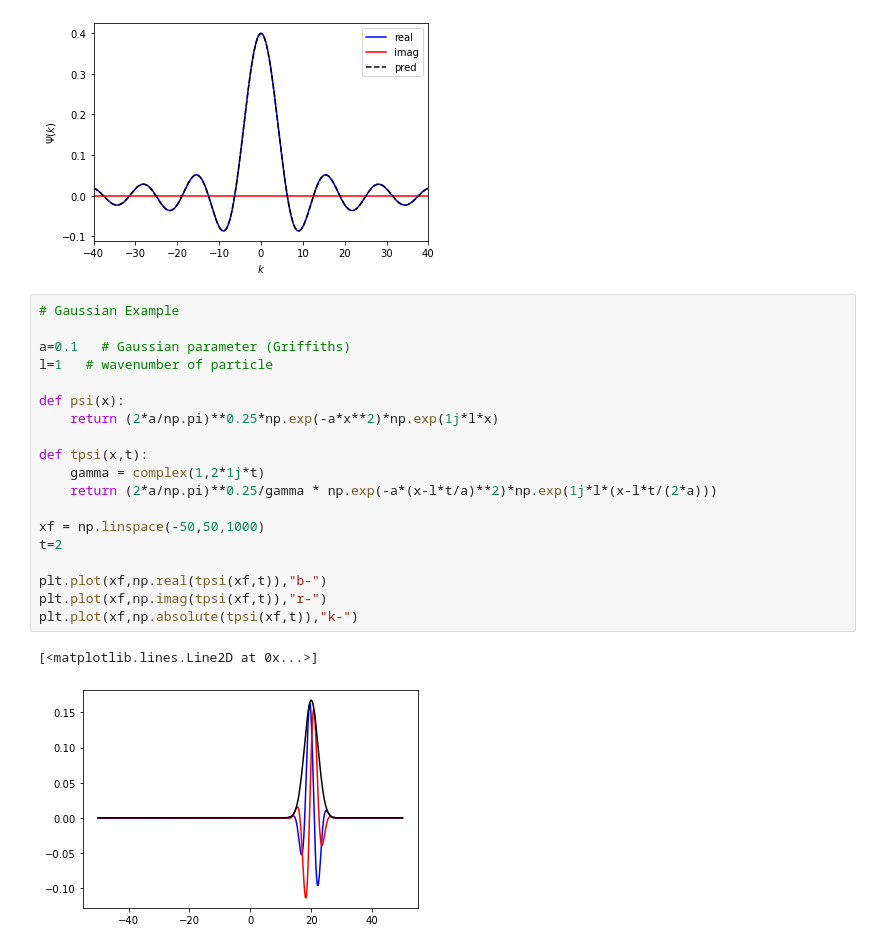
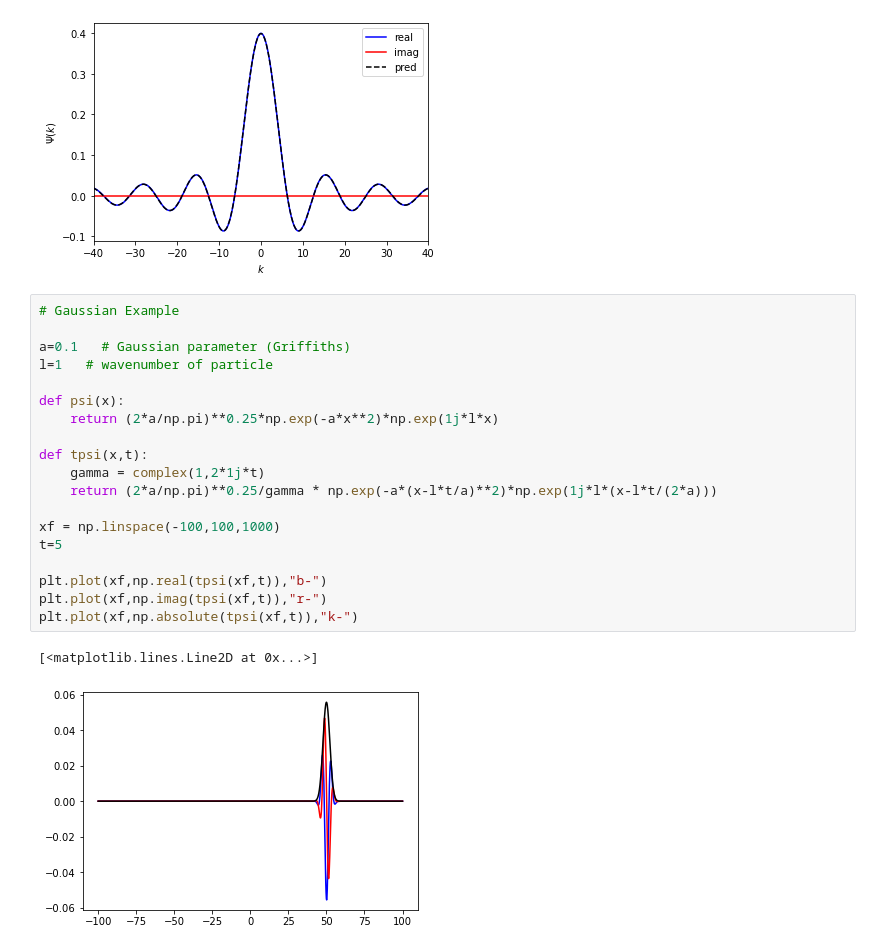
Before and after one commit to mulhearn/classwork, a Jupyter notebook: phy115a/python/fourier.ipynb, the cells around one changed output. Saved outputs shown, nothing was run; the diff lists cells and outputs as text.

```diff
--- a/phy115a/python/fourier.ipynb
+++ b/phy115a/python/fourier.ipynb
@@ -55,25 +53,25 @@ calculated peak:    0.3997401649622356
 # %%
 # Gaussian Example
 
 a=0.1   # Gaussian parameter (Griffiths)
 l=1   # wavenumber of particle
 
 def psi(x):
     return (2*a/np.pi)**0.25*np.exp(-a*x**2)*np.exp(1j*l*x)
 
 def tpsi(x,t):
     gamma = complex(1,2*1j*t)
     return (2*a/np.pi)**0.25/gamma * np.exp(-a*(x-l*t/a)**2)*np.exp(1j*l*(x-l*t/(2*a)))
 
-xf = np.linspace(-50,50,1000)
-t=2
+xf = np.linspace(-100,100,1000)
+t=5
 
 plt.plot(xf,np.real(tpsi(xf,t)),"b-")
 plt.plot(xf,np.imag(tpsi(xf,t)),"r-")
 plt.plot(xf,np.absolute(tpsi(xf,t)),"k-")
 # %% [output]
 [<matplotlib.lines.Line2D at 0x...>]
-[figure, old version]
+[figure, new version]
 # %%
 #Example using FFT to approximate the Fourier Transform of the above defined function:
 
```
Also changed, not shown: parts of 3 cells of this notebook, 2 other files.
